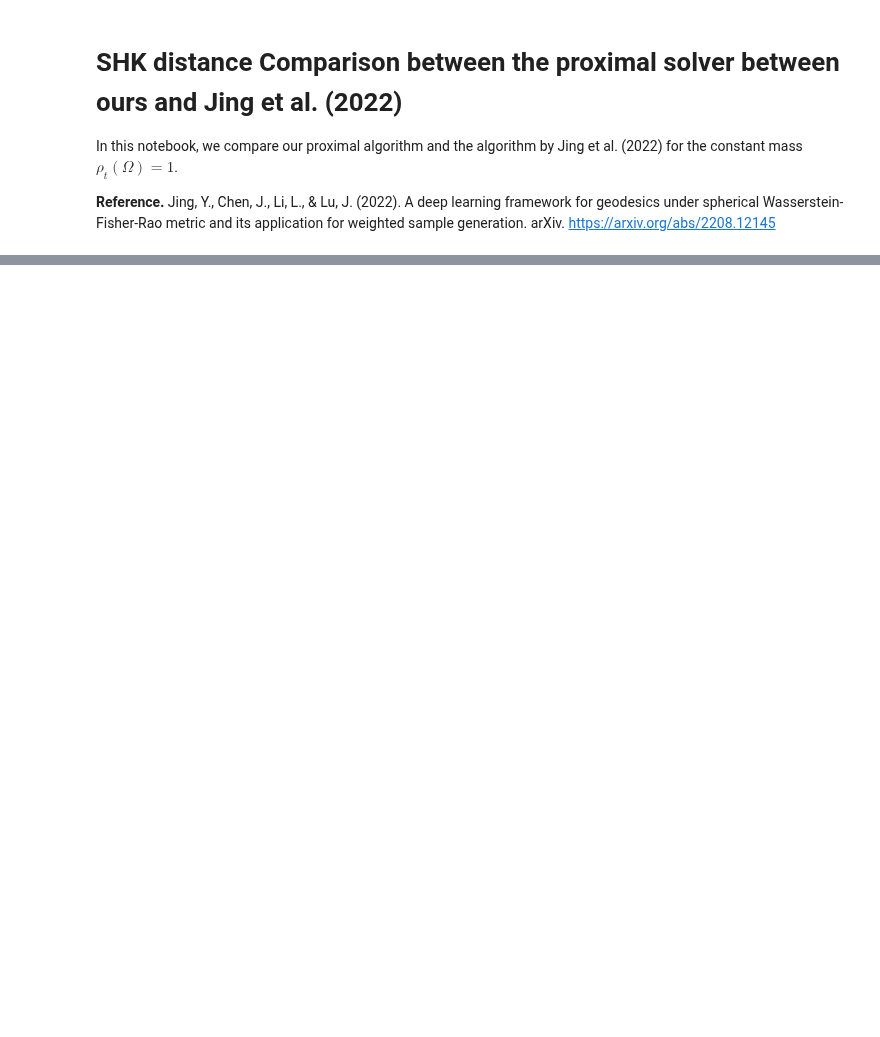
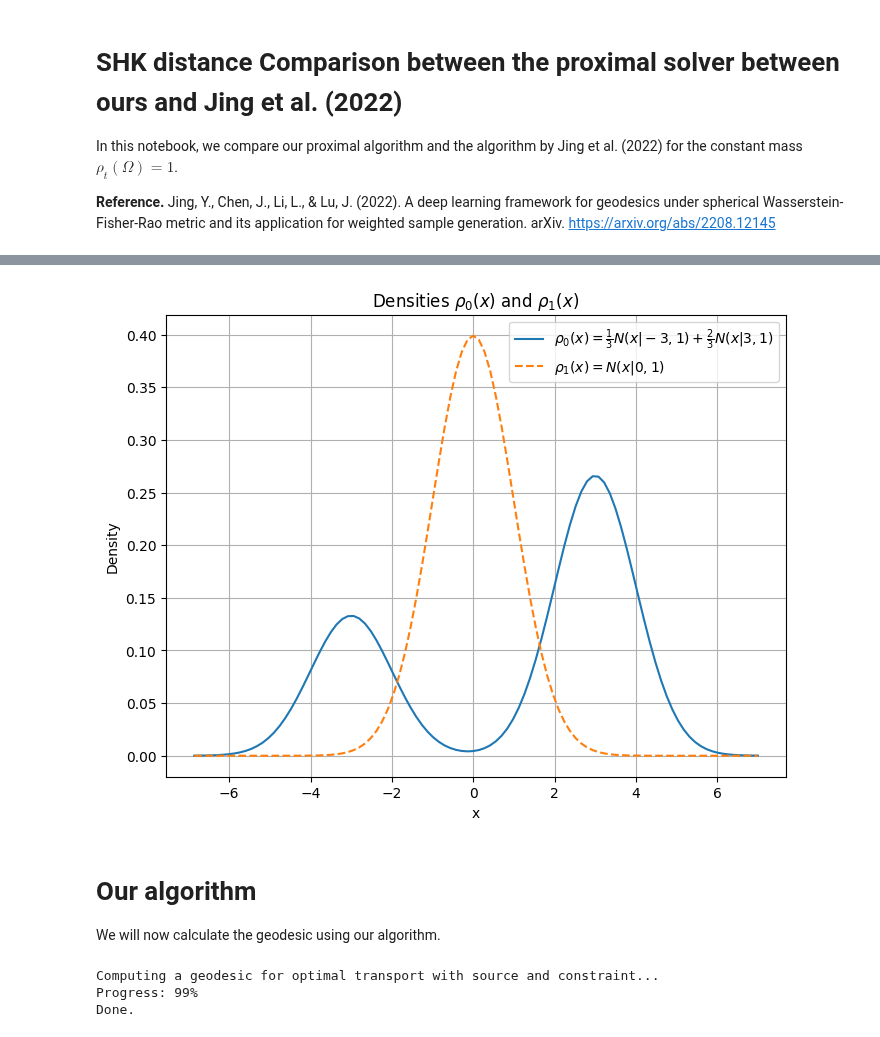
Before and after one commit to mao1756/acuot, a Jupyter notebook: exploratory/proximal/total_mass/[WIP]SHK_ours_vs_jing_gaussian.ipynb, the cells around one changed output, grey strips where cells are left out. Saved outputs shown, nothing was run; the diff lists cells and outputs as text; code cells hidden in the pictures; blank space fills up the shorter version.

```diff
--- a/exploratory/proximal/total_mass/[WIP]SHK_ours_vs_jing_gaussian.ipynb
+++ b/exploratory/proximal/total_mass/[WIP]SHK_ours_vs_jing_gaussian.ipynb
@@ -65,0 +53,58 @@ the value of WFR is  1.07416
+# %%
+# Importing the required libraries
+import numpy as np
+import scipy as sp
+import matplotlib.pyplot as plt
+
+# Parameters
+Nx = 100 # The size of the spatial grid
+Nt = 60 # The size of the temporal grid
+
+# Parameters for our algorithm
+delta = 1
+# We use the default alpha and gamma for the DR algortihm
+
+# Parameters for Jing et al. (2022)
+alpha = 1  # Originally 5
+mu = 0.007
+tao = 0.007
+N_itr = 10000  # Originally 1000000
+X = [-7, 7]
+T = [0, 1]
+
+dx = (X[1] - X[0]) / Nx
+dt = 1 / Nt
+
+x_space = np.linspace(X[0] + dx, X[1], Nx)
+t_space = np.linspace(T[0], T[1], Nt)
+
+# The initial density
+# Compute densities
+rho_0 = (1/3) * sp.stats.norm.pdf(x_space, loc=-3, scale=1) + (2/3) * sp.stats.norm.pdf(x_space, loc=3, scale=1)
+rho_1 = sp.stats.norm.pdf(x_space, loc=0, scale=1)
+
+# Plot the densities
+plt.figure(figsize=(8, 6))
+plt.plot(x_space, rho_0, label=r"$\rho_0(x) = \frac{1}{3} N(x|-3, 1) + \frac{2}{3} N(x|3, 1)$")
+plt.plot(x_space, rho_1, label=r"$\rho_1(x) = N(x|0, 1)$", linestyle='--')
+plt.xlabel("x")
+plt.ylabel("Density")
+plt.title(r"Densities $\rho_0(x)$ and $\rho_1(x)$")
+plt.legend()
+plt.grid()
+plt.show()
+# %% [output]
+[figure, added]
+# %% [markdown]
+# Our algorithm
+
+We will now calculate the geodesic using our algorithm.
+# %%
+ll = (1.0, 14.0) # size of time x space box
+H = np.ones((Nt, Nx))
+F = np.ones(Nt)
+x_ours, lists = computeGeodesic(rho_0, rho_1, Nt, ll, H, F, p= 2.0, q=2.0, delta=1.0, niter=N_itr)
+# %% [output]
+Computing a geodesic for optimal transport with source and constraint...
+Progress: 99%
+Done.
```
Also changed, not shown: parts of 16 cells of this notebook, 1 other file.
